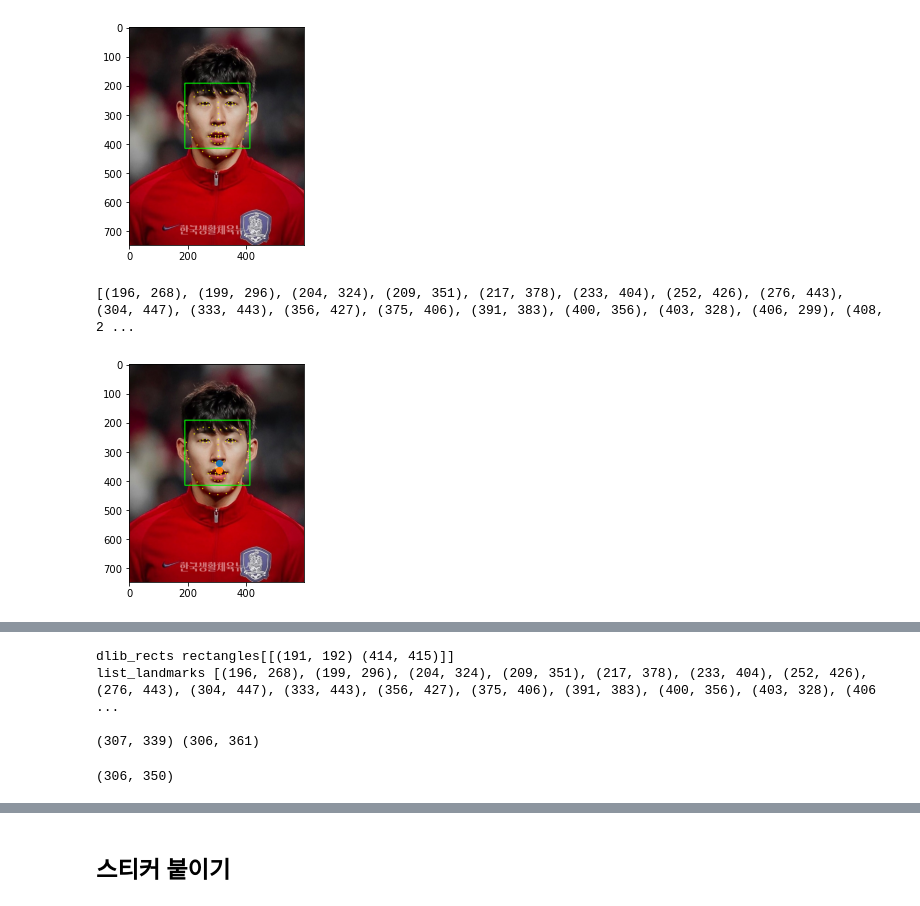
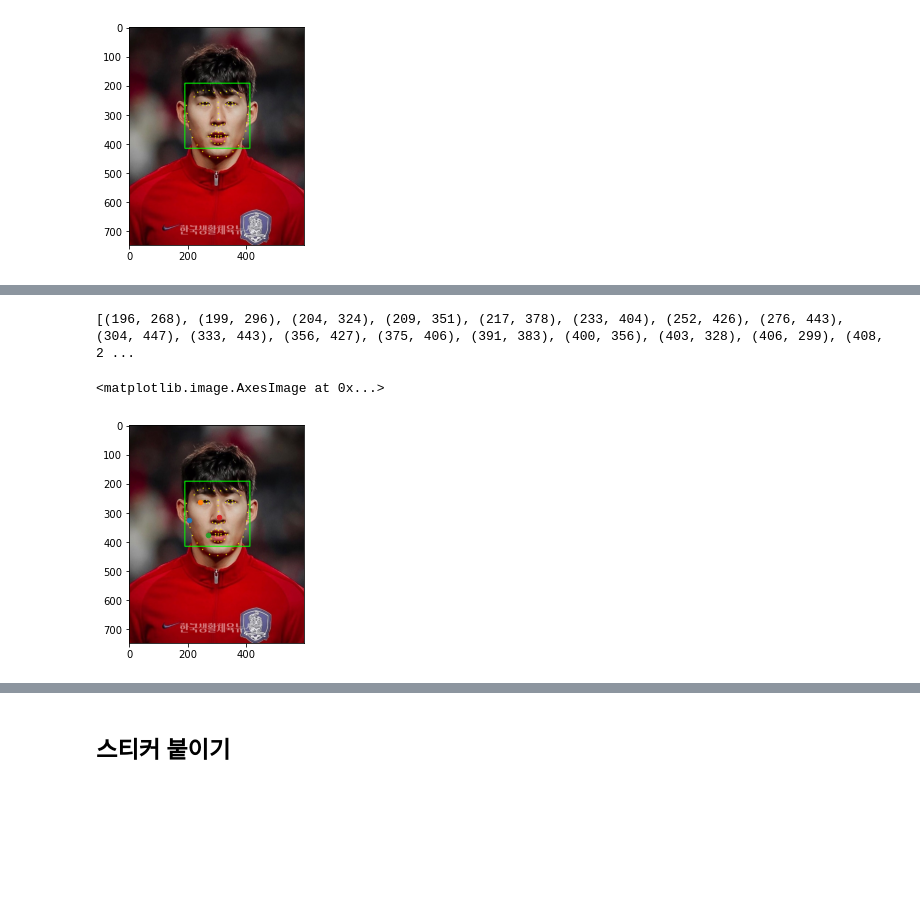
Before and after one commit to ittapa/AIFFEL-FILP-CODING, a Jupyter notebook: lms/01-EXPLORATION/E10-camera_sticker_app/02-project_cat.ipynb, the cells around one changed output, grey strips where cells are left out. Saved outputs shown, nothing was run; the diff lists cells and outputs as text; code cells hidden in the pictures; blank space fills up the shorter version.

```diff
--- a/lms/01-EXPLORATION/E10-camera_sticker_app/02-project_cat.ipynb
+++ b/lms/01-EXPLORATION/E10-camera_sticker_app/02-project_cat.ipynb
@@ -109,38 +109,26 @@ plt.imshow(img_show_rgb)
 plt.show()
 # %% [output]
 [figure]
-# %%
-
-#y = int(np.mean((list_points[33][1],list_points[51][1])))
-#plt.plot(list_points[2], list_points[36], list_points[48],list_points[30],  marker = 'o')
-print(list_points)
-#plt.plot(list_points[0], list_points[3])
-plt.scatter(list_points[33][0],list_points[33][1])
-plt.scatter(list_points[51][0],list_points[51][1])
-plt.plot(x,y, c = 'r'
-plt.imshow(img_show_rgb)
-plt.show()
-# %% [output]
-[(196, 268), (199, 296), (204, 324), (209, 351), (217, 378), (233, 404), (252, 426), (276, 443), (304, 447), (333, 443), (356, 427), (375, 406), (391, 383), (400, 356), (403, 328), (406, 299), (408, 2 ...
-[figure, removed]
 # %% [markdown]
 ## 스티커 적용 위치
 - [hint] 2, 36, 48, 30 번 인덱스를 이용
 ![](./imgs/03-dll.png)
-# %%
-## 33 51
-print("dlib_rects", face_rect)
-print("list_landmarks", list_points)
-
-print()
-
-print(list_points[33], list_points[51]) #  코랑 입술 사이
-x = int(np.mean((list_points[33][0],list_points[51][0])))
-y = int(np.mean((list_points[33][1],list_points[51][1])))
-x, y
-# %% [output]
-dlib_rects rectangles[[(191, 192) (414, 415)]]
-list_landmarks [(196, 268), (199, 296), (204, 324), (209, 351), (217, 378), (233, 404), (252, 426), (276, 443), (304, 447), (333, 443), (356, 427), (375, 406), (391, 383), (400, 356), (403, 328), (406 ...
-
-(307, 339) (306, 361)
-(306, 350)
+# %%
+
+#y = int(np.mean((list_points[33][1],list_points[51][1])))
+#plt.plot(list_points[2], list_points[36], list_points[48],list_points[30],  marker = 'o')
+print(list_points)
+#plt.plot(list_points[0], list_points[3])
+plt.scatter(list_points[2][0],list_points[2][1], s=20)
+plt.scatter(list_points[36][0],list_points[36][1], s=20)
+
+plt.scatter(list_points[48][0],list_points[48][1], s=20)
+plt.scatter(list_points[30][0],list_points[30][1], s=20)
+
+
+
+plt.imshow(img_show_rgb)
+# %% [output]
+[(196, 268), (199, 296), (204, 324), (209, 351), (217, 378), (233, 404), (252, 426), (276, 443), (304, 447), (333, 443), (356, 427), (375, 406), (391, 383), (400, 356), (403, 328), (406, 299), (408, 2 ...
+<matplotlib.image.AxesImage at 0x...>
+[figure, added]
```
Also changed, not shown: parts of 23 cells of this notebook, 5 other files.
